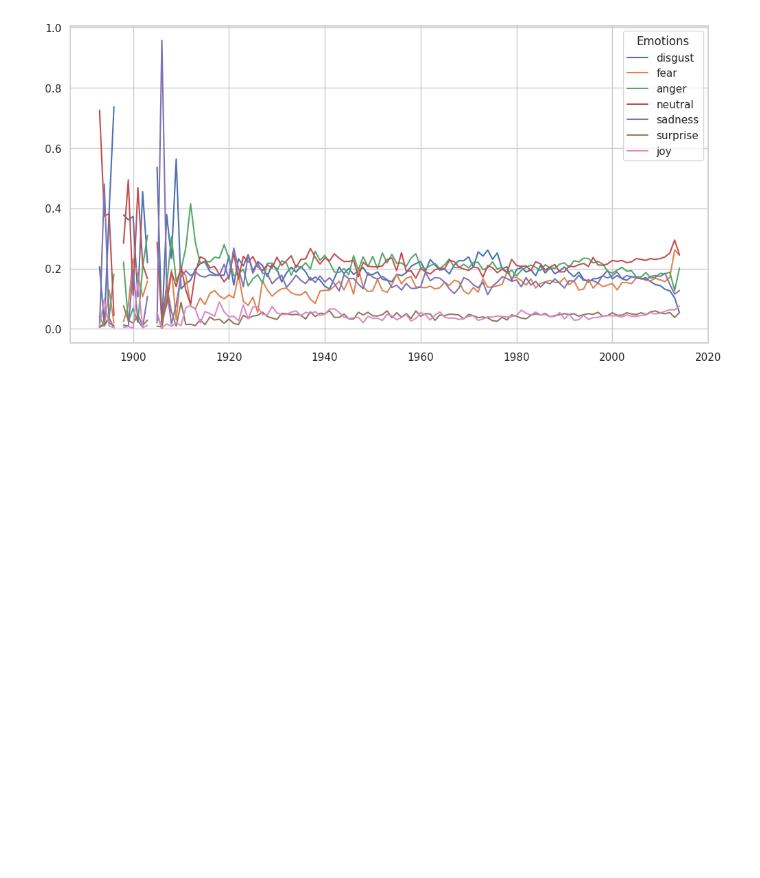
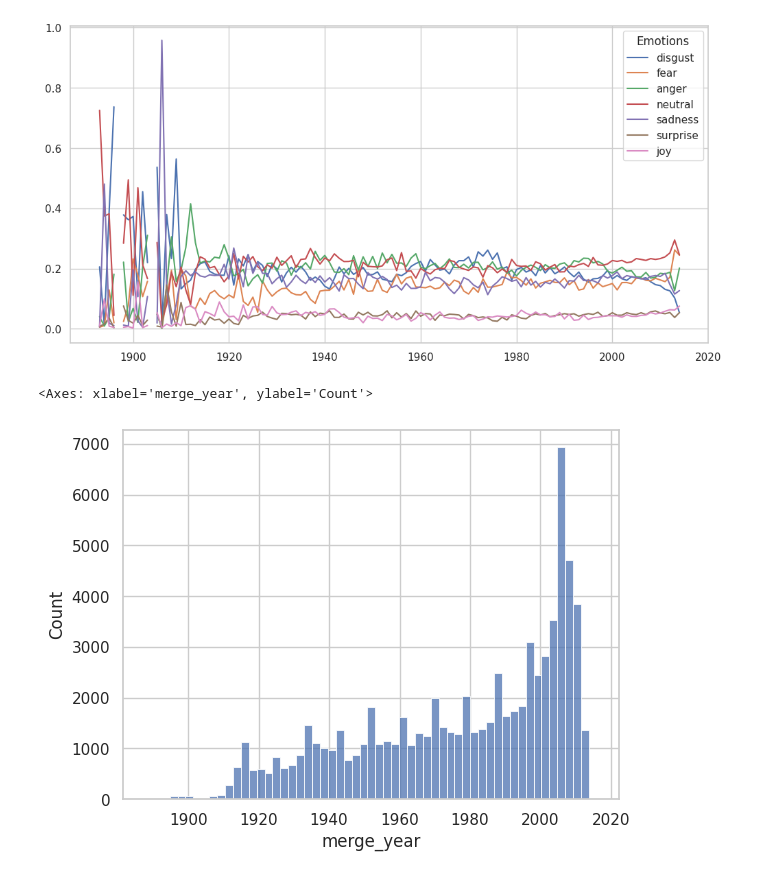
Before and after one commit to epfl-ada/ada-2024-project-phpjj1, a Jupyter notebook: draft_for_meeting.ipynb, the cells around one changed output. Saved outputs shown, nothing was run; the diff lists cells and outputs as text; code cells hidden in the pictures; blank space fills up the shorter version.

```diff
--- a/draft_for_meeting.ipynb
+++ b/draft_for_meeting.ipynb
@@ -52,3 +50,8 @@ plt.legend(title='Emotions', loc='best')
 # %% [output]
 <matplotlib.legend.Legend at 0x...>
 [figure]
+# %%
+sns.histplot(emotions_df['merge_year'], kde=False)
+# %% [output]
+<Axes: xlabel='merge_year', ylabel='Count'>
+[figure, added]
```
Also changed, not shown: parts of 9 cells of this notebook.
